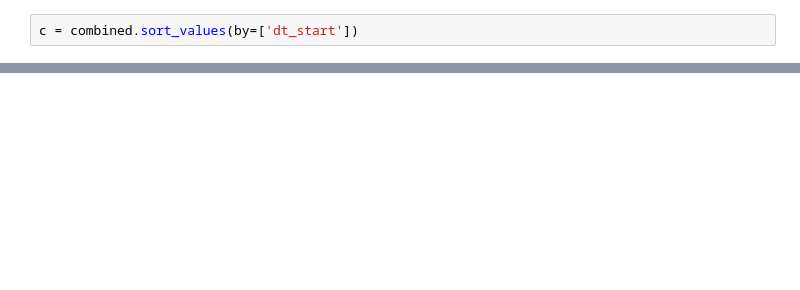
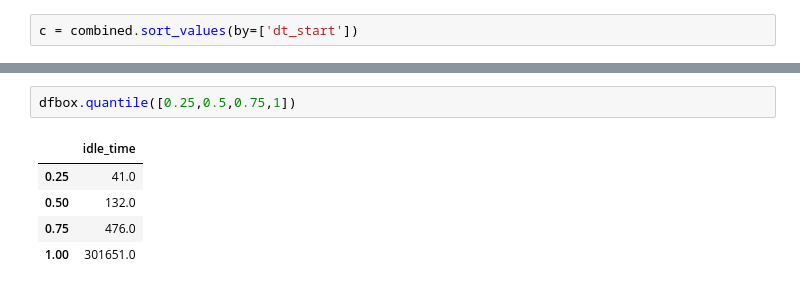
Before and after one commit to jw54kysa/bachelor_thesis_idle_time_prediction_nextbike, a Jupyter notebook: scripts/combine_two_df.ipynb, the cells around one changed output, grey strips where cells are left out. Drawn from its saved outputs; the diff is of its cells as text; blank space fills up the shorter version.

```diff
--- a/scripts/combine_two_df.ipynb
+++ b/scripts/combine_two_df.ipynb
@@ -34,0 +36,8 @@ c.to_csv('../data/final_df_points_18_21.csv', index=False)
+# %%
+dfbox.quantile([0.25,0.5,0.75,1])
+# %% [output]
+|  | idle_time |
+| 0.25 | 41.0 |
+| 0.50 | 132.0 |
+| 0.75 | 476.0 |
+| 1.00 | 301651.0 |
```
Also changed, not shown: parts of 8 cells of this notebook, 19 other files.
